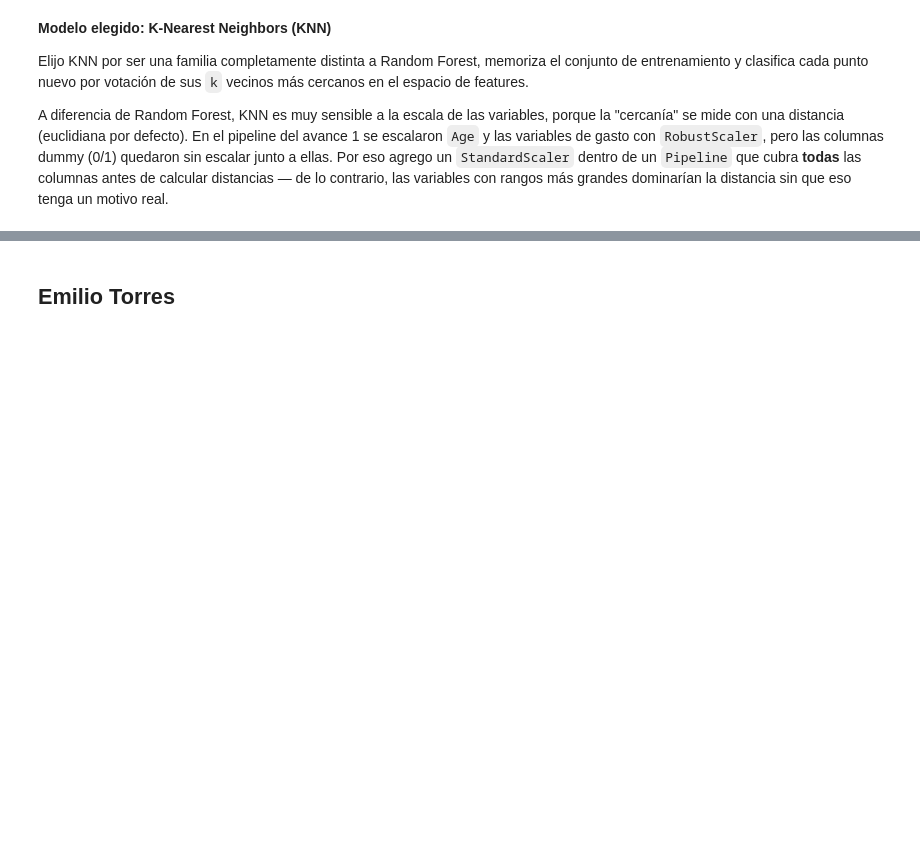
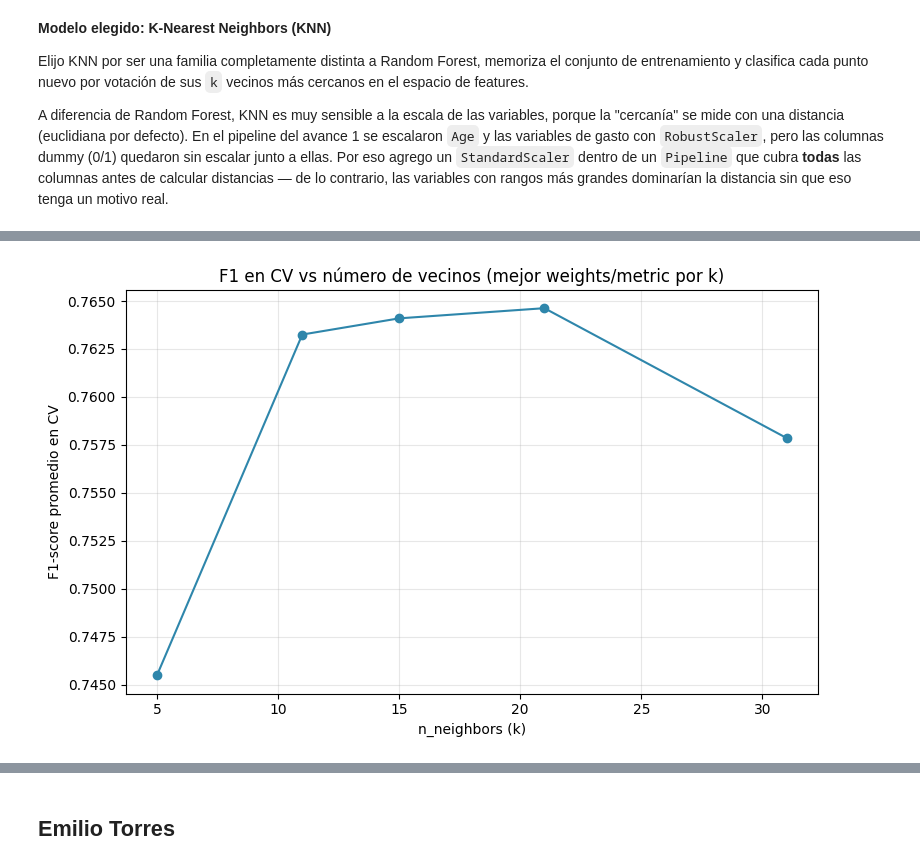
Before and after one commit to A01801224/TC3009C-RI, a Jupyter notebook: Notebooks/Reto_Tercer_Avance_Spaceship_Titanic.ipynb, the cells around one changed output, grey strips where cells are left out. Cells and saved outputs as stored; diff of their text form; code cells hidden in the pictures; blank space fills up the shorter version.

```diff
--- a/Notebooks/Reto_Tercer_Avance_Spaceship_Titanic.ipynb
+++ b/Notebooks/Reto_Tercer_Avance_Spaceship_Titanic.ipynb
@@ -1015 +1067,25 @@ modelo_knn = grid_knn.best_estimator_
+# %%
+resultados_knn = pd.DataFrame(grid_knn.cv_results_)
+
+# Nos quedamos con la mejor combinación de weights/metric para cada n_neighbors,
+# para poder graficar F1 en función de un solo eje (n_neighbors)
+mejor_por_k = resultados_knn.loc[
+    resultados_knn.groupby("param_knn__n_neighbors")["mean_test_score"].idxmax()
+].sort_values("param_knn__n_neighbors")
+
+plt.figure(figsize=(8, 5))
+plt.plot(
+    mejor_por_k["param_knn__n_neighbors"],
+    mejor_por_k["mean_test_score"],
+    "o-",
+    color="#2E86AB",
+)
+plt.xlabel("n_neighbors (k)")
+plt.ylabel("F1-score promedio en CV")
+plt.title("F1 en CV vs número de vecinos (mejor weights/metric por k)")
+plt.grid(alpha=0.3)
+plt.tight_layout()
+plt.show()
+# %% [output]
+[figure, added]
 # %% [markdown]
```
Also changed, not shown: parts of 11 cells of this notebook.
